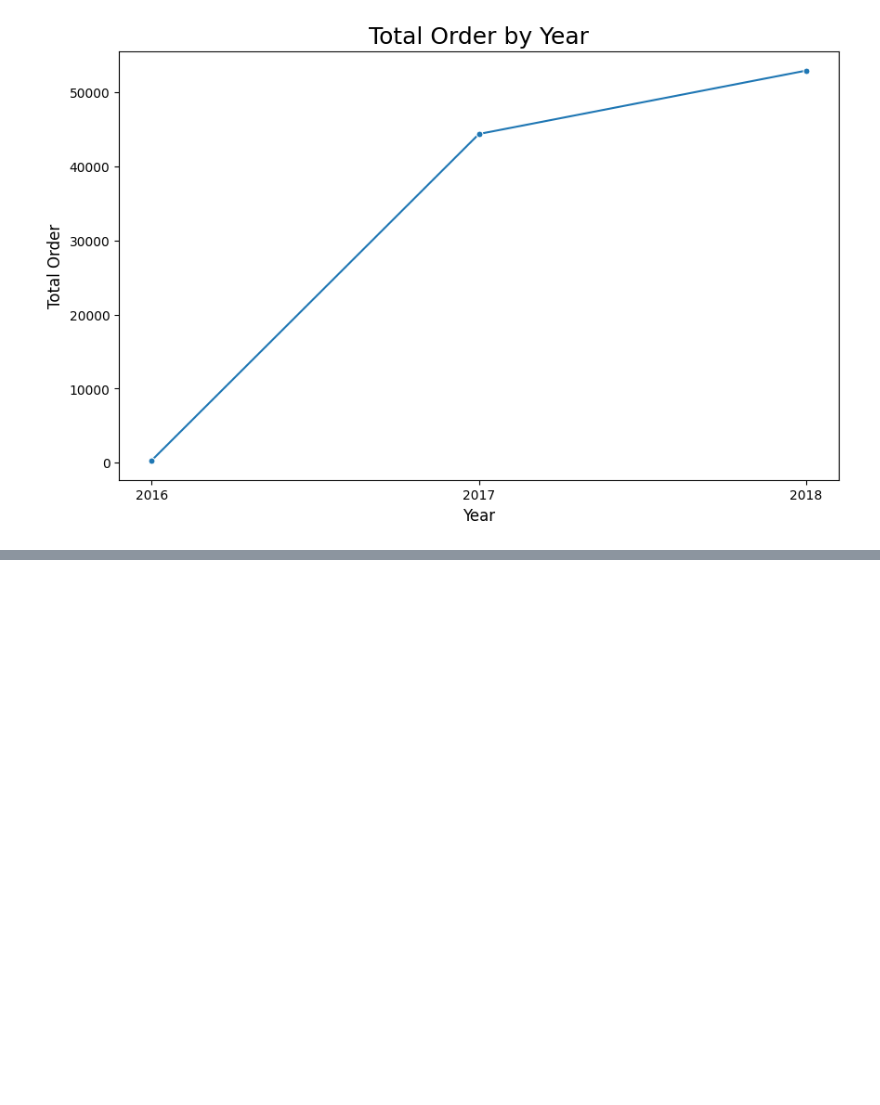
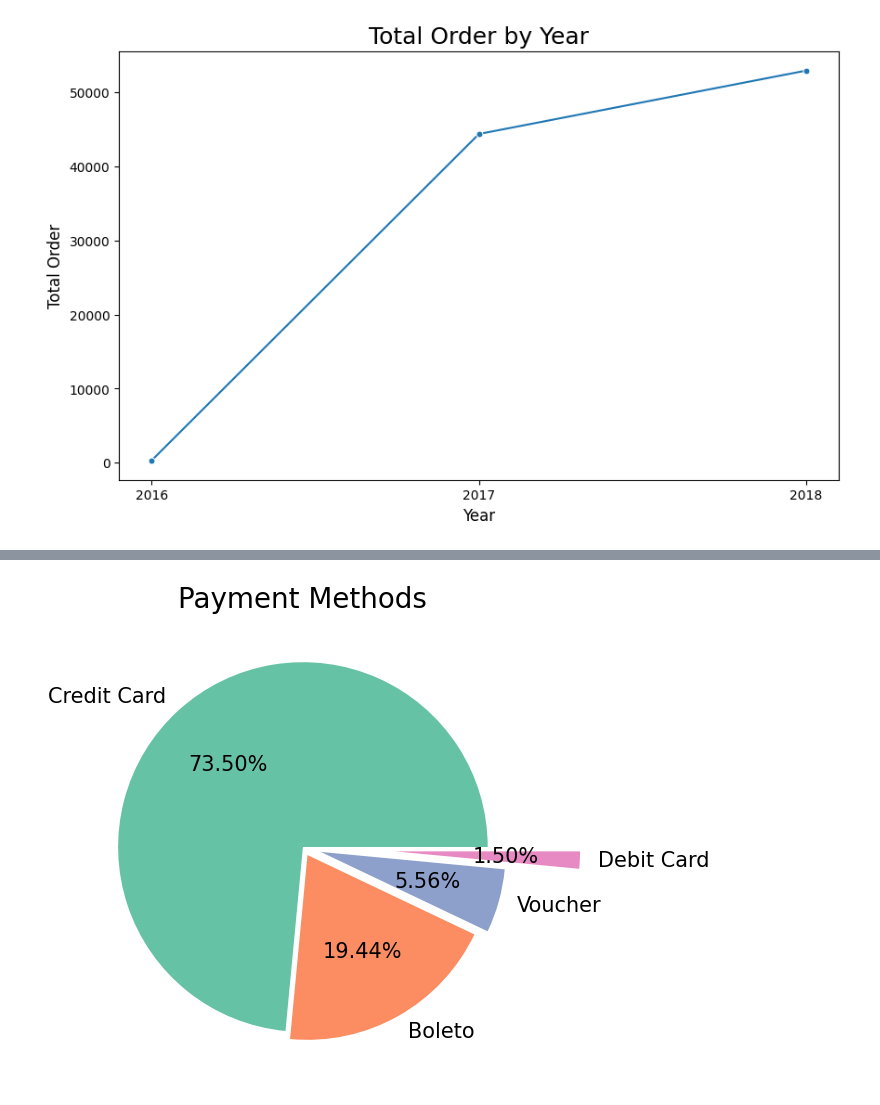
Before and after one commit to Hazard-Nico/EDA-Data-Wrangling-Project-Olist-Dataset, a Jupyter notebook: app.ipynb, the cells around one changed output, grey strips where cells are left out. Drawn from its saved outputs; the diff is of its cells as text; code cells hidden in the pictures; blank space fills up the shorter version.

```diff
--- a/app.ipynb
+++ b/app.ipynb
@@ -649,0 +690,19 @@ dtype: object
+# %%
+# Get Top often used payment gateway
+payment_type_counts = df_olist_clean['payment_type'].value_counts()
+
+plt.figure(figsize=(10, 6))
+
+labels = ['Credit Card', 'Boleto', 'Voucher', 'Debit Card']
+explode = (0, 0.05, 0.1, 0.5) # Use explode for looks fragged per pieces of the bar
+
+# Plot the pie chart
+plt.pie(x=payment_type_counts, labels=labels, autopct='%1.2f%%', explode=explode, colors=sns.color_palette('Set2'), textprops={'fontsize': 15})
+
+# Set the title
+plt.title('Payment Methods', fontsize=20)
+
+# Display the plot
+plt.show()
+# %% [output]
+[figure, added]
```
Also changed, not shown: parts of 6 cells of this notebook.
